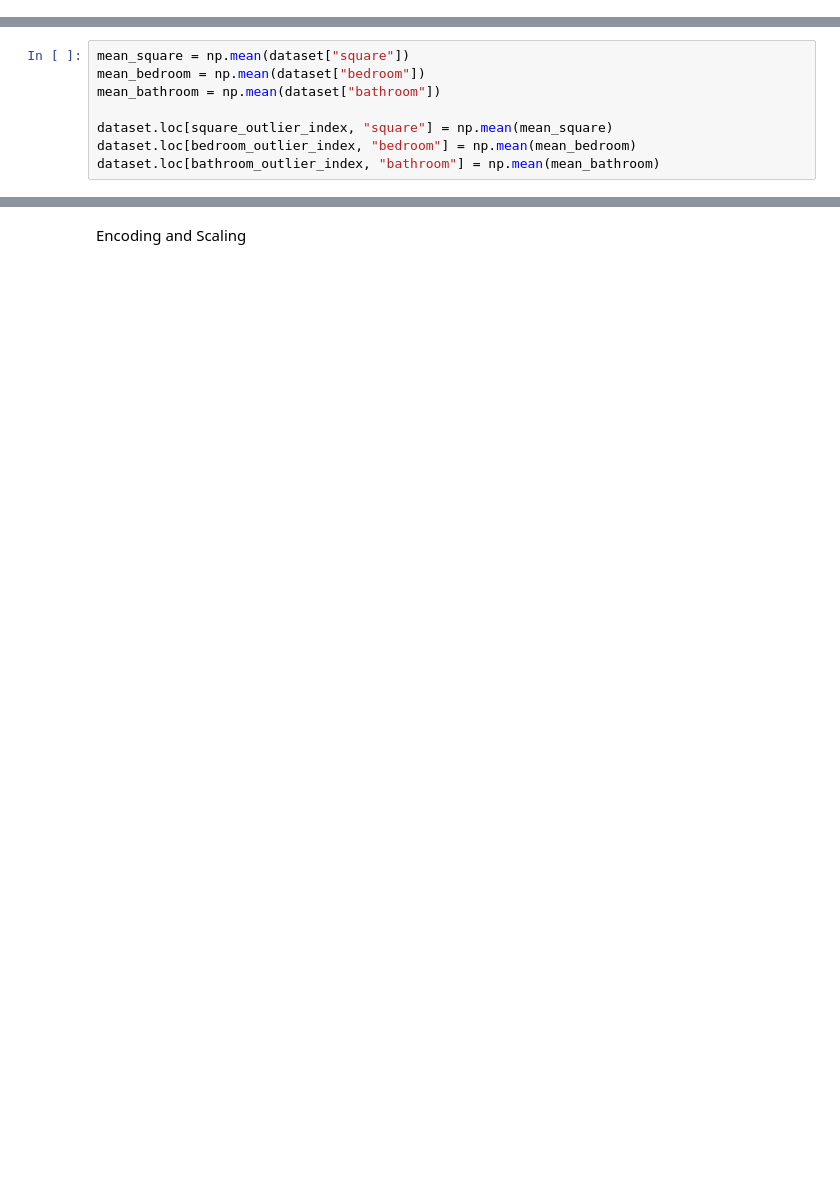
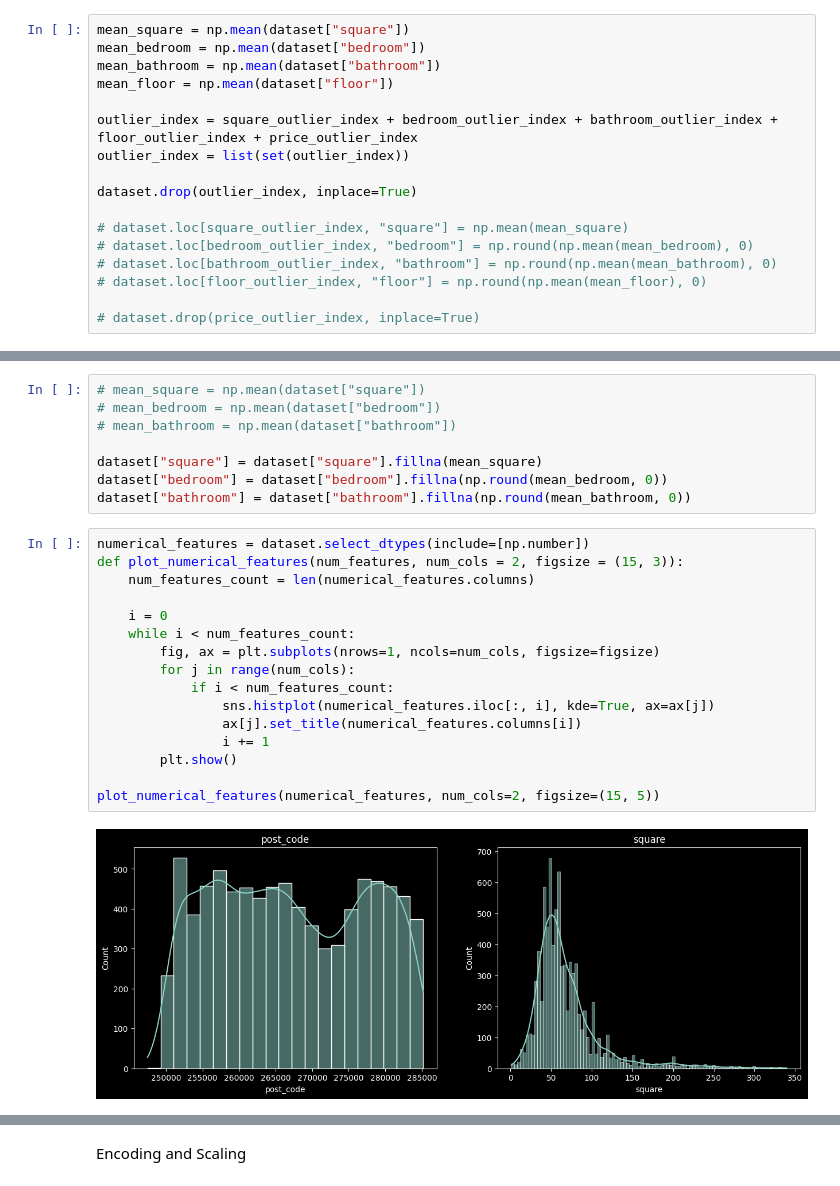
Before and after one commit to tis51T/House-Price-Prediction, a Jupyter notebook: main.ipynb, the cells around one changed output, grey strips where cells are left out. Cells and saved outputs as stored; diff of their text form; blank space fills up the shorter version.

```diff
--- a/main.ipynb
+++ b/main.ipynb
@@ -85,0 +106,17 @@ Bathroom outlier indices: [108, 188, 612, 618, 968, 984, 1035, 1070, 1329, 1512,
+# %%
+mean_square = np.mean(dataset["square"])
+mean_bedroom = np.mean(dataset["bedroom"])
+mean_bathroom = np.mean(dataset["bathroom"])
+mean_floor = np.mean(dataset["floor"])
+
+outlier_index = square_outlier_index + bedroom_outlier_index + bathroom_outlier_index + floor_outlier_index + price_outlier_index
+outlier_index = list(set(outlier_index))
+
+dataset.drop(outlier_index, inplace=True)
+
+# dataset.loc[square_outlier_index, "square"] = np.mean(mean_square)
+# dataset.loc[bedroom_outlier_index, "bedroom"] = np.round(np.mean(mean_bedroom), 0)
+# dataset.loc[bathroom_outlier_index, "bathroom"] = np.round(np.mean(mean_bathroom), 0)
+# dataset.loc[floor_outlier_index, "floor"] = np.round(np.mean(mean_floor), 0)
+
+# dataset.drop(price_outlier_index, inplace=True)
@@ -86,8 +144,26 @@ Bathroom outlier indices: [108, 188, 612, 618, 968, 984, 1035, 1070, 1329, 1512,
 # %%
-mean_square = np.mean(dataset["square"])
-mean_bedroom = np.mean(dataset["bedroom"])
-mean_bathroom = np.mean(dataset["bathroom"])
+# mean_square = np.mean(dataset["square"])
+# mean_bedroom = np.mean(dataset["bedroom"])
+# mean_bathroom = np.mean(dataset["bathroom"])
 
-dataset.loc[square_outlier_index, "square"] = np.mean(mean_square)
-dataset.loc[bedroom_outlier_index, "bedroom"] = np.mean(mean_bedroom)
-dataset.loc[bathroom_outlier_index, "bathroom"] = np.mean(mean_bathroom)
+dataset["square"] = dataset["square"].fillna(mean_square)
+dataset["bedroom"] = dataset["bedroom"].fillna(np.round(mean_bedroom, 0))
+dataset["bathroom"] = dataset["bathroom"].fillna(np.round(mean_bathroom, 0))
+# %%
+numerical_features = dataset.select_dtypes(include=[np.number])
+def plot_numerical_features(num_features, num_cols = 2, figsize = (15, 3)):
+    num_features_count = len(numerical_features.columns)
+
+    i = 0
+    while i < num_features_count:
+        fig, ax = plt.subplots(nrows=1, ncols=num_cols, figsize=figsize)
+        for j in range(num_cols):
+            if i < num_features_count:
+                sns.histplot(numerical_features.iloc[:, i], kde=True, ax=ax[j])
+                ax[j].set_title(numerical_features.columns[i])
+                i += 1
+        plt.show()
+
+plot_numerical_features(numerical_features, num_cols=2, figsize=(15, 5))
+# %% [output]
+[figure, added]
```
Also changed, not shown: parts of 38 cells of this notebook, 23 other files.
